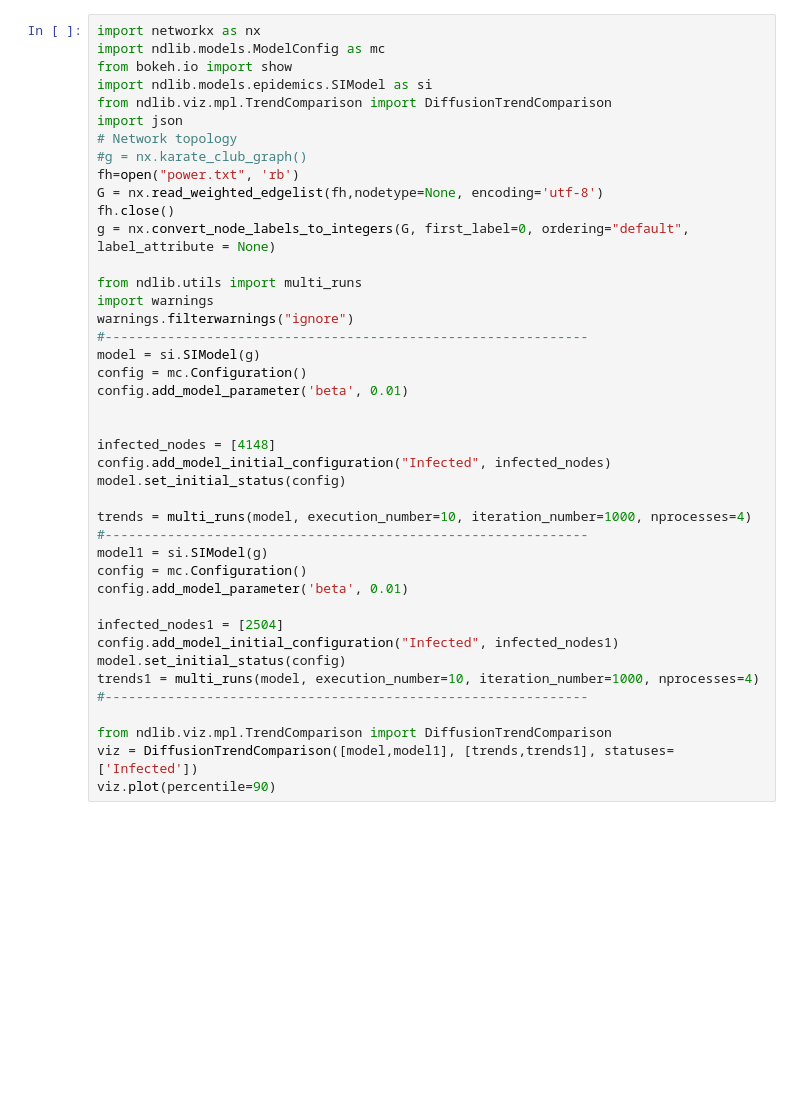
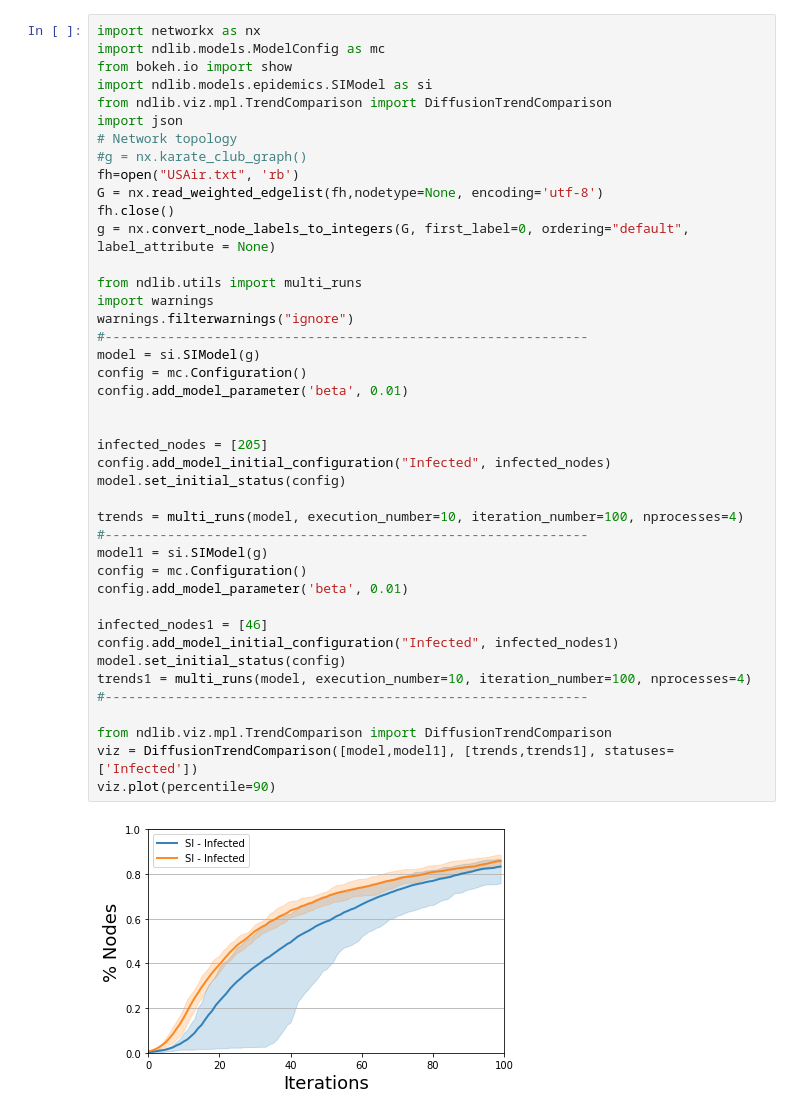
Before and after one commit to amshoo/python, a Jupyter notebook: epi/epi2.ipynb, the cells around one changed output. Cells and saved outputs as stored; diff of their text form; blank space fills up the shorter version.

```diff
--- a/epi/epi2.ipynb
+++ b/epi/epi2.ipynb
@@ -7,39 +7,41 @@ from ndlib.viz.mpl.TrendComparison import DiffusionTrendComparison
 import json
 # Network topology
 #g = nx.karate_club_graph()
-fh=open("power.txt", 'rb')
+fh=open("USAir.txt", 'rb')
 G = nx.read_weighted_edgelist(fh,nodetype=None, encoding='utf-8')
 fh.close()
 g = nx.convert_node_labels_to_integers(G, first_label=0, ordering="default", label_attribute = None)
 
 from ndlib.utils import multi_runs
 import warnings
 warnings.filterwarnings("ignore")
 #--------------------------------------------------------------
 model = si.SIModel(g)
 config = mc.Configuration()
 config.add_model_parameter('beta', 0.01)
 
 
-infected_nodes = [4148]
+infected_nodes = [205]
 config.add_model_initial_configuration("Infected", infected_nodes)
 model.set_initial_status(config)
 
-trends = multi_runs(model, execution_number=10, iteration_number=1000, nprocesses=4)
+trends = multi_runs(model, execution_number=10, iteration_number=100, nprocesses=4)
 #--------------------------------------------------------------
 model1 = si.SIModel(g)
 config = mc.Configuration()
 config.add_model_parameter('beta', 0.01)
 
-infected_nodes1 = [2504]
+infected_nodes1 = [46]
 config.add_model_initial_configuration("Infected", infected_nodes1)
 model.set_initial_status(config)
-trends1 = multi_runs(model, execution_number=10, iteration_number=1000, nprocesses=4)
+trends1 = multi_runs(model, execution_number=10, iteration_number=100, nprocesses=4)
 #--------------------------------------------------------------
 
 from ndlib.viz.mpl.TrendComparison import DiffusionTrendComparison
 viz = DiffusionTrendComparison([model,model1], [trends,trends1], statuses=['Infected'])
 viz.plot(percentile=90)
+# %% [output]
+[figure, added]
 # %%
 from ndlib.viz.mpl.PrevalenceComparison import DiffusionPrevalenceComparison
 viz = DiffusionPrevalenceComparison([model, model1], [trends, trends1], statuses=['Infected'])
```
Also changed, not shown: parts of 1 cell of this notebook, 57 other files.
